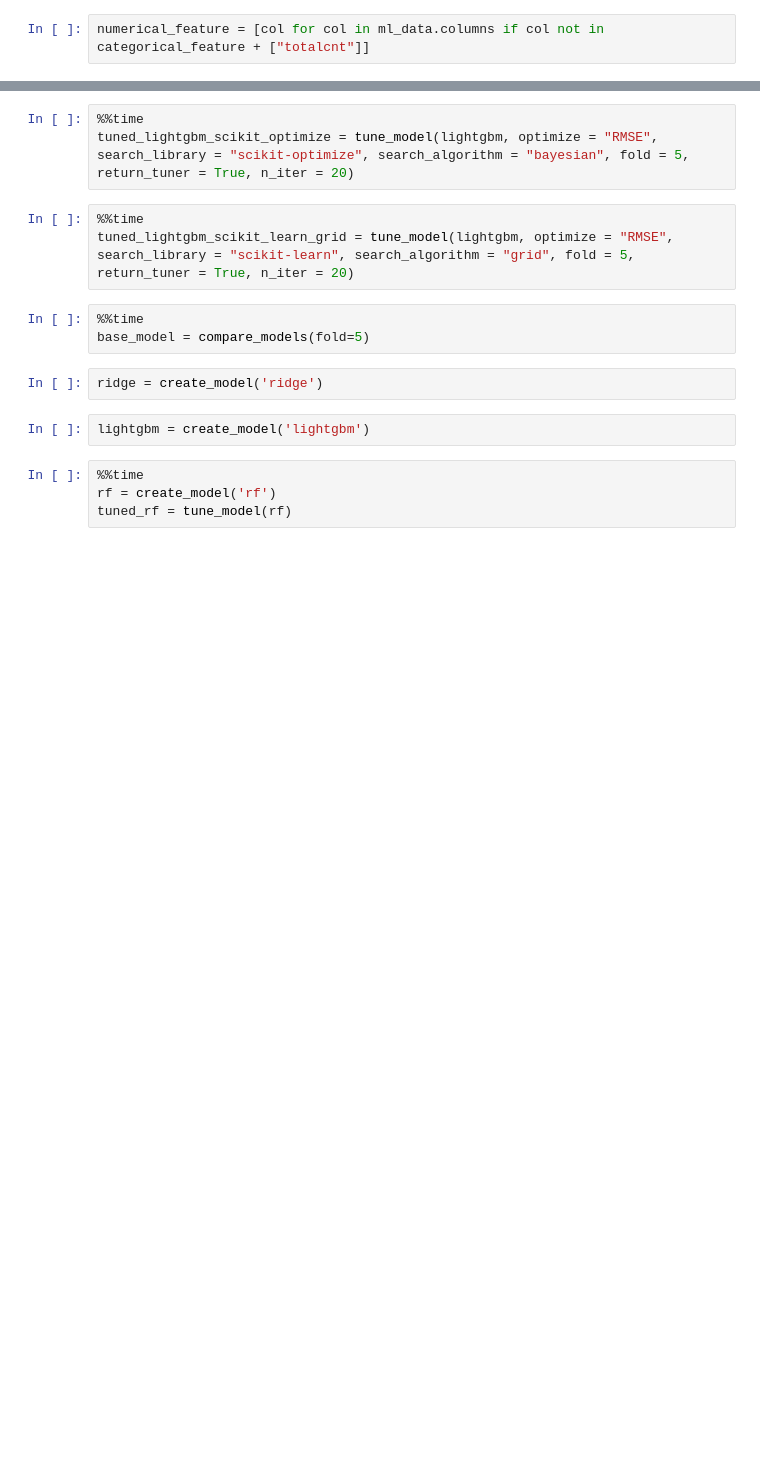
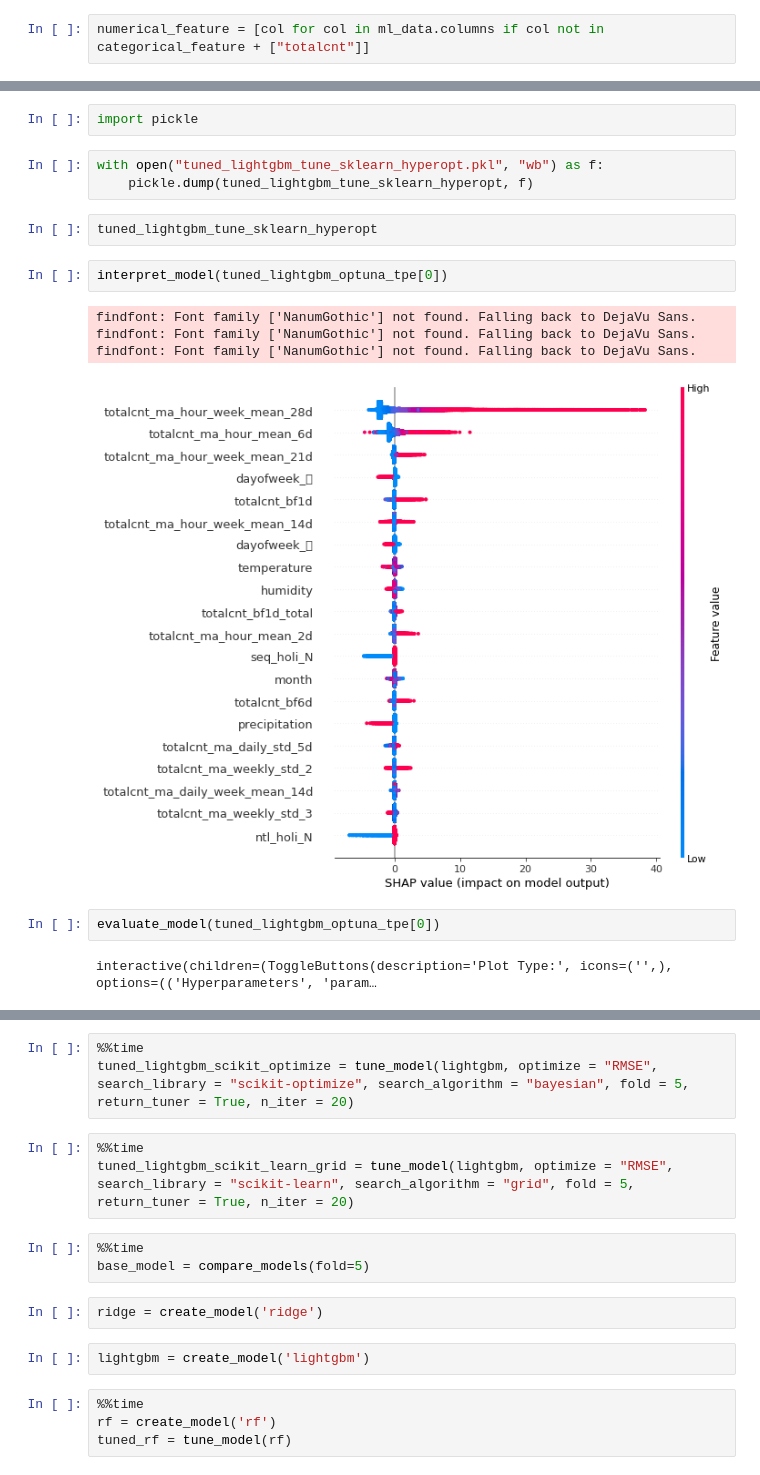
Before and after one commit to Goodmytoy/Passenger_Demand, a Jupyter notebook: model/Initial_Model.ipynb, the cells around one changed output, grey strips where cells are left out. Drawn from its saved outputs; the diff is of its cells as text; blank space fills up the shorter version.

```diff
--- a/model/Initial_Model.ipynb
+++ b/model/Initial_Model.ipynb
@@ -80,0 +345,18 @@ PicklingError: Could not pickle the task to send it to the workers.
+# %%
+import pickle
+# %%
+with open("tuned_lightgbm_tune_sklearn_hyperopt.pkl", "wb") as f:
+    pickle.dump(tuned_lightgbm_tune_sklearn_hyperopt, f)
+# %%
+tuned_lightgbm_tune_sklearn_hyperopt
+# %%
+interpret_model(tuned_lightgbm_optuna_tpe[0])
+# %% [output]
+findfont: Font family ['NanumGothic'] not found. Falling back to DejaVu Sans.
+findfont: Font family ['NanumGothic'] not found. Falling back to DejaVu Sans.
+findfont: Font family ['NanumGothic'] not found. Falling back to DejaVu Sans.
+[figure, added]
+# %%
+evaluate_model(tuned_lightgbm_optuna_tpe[0])
+# %% [output]
+interactive(children=(ToggleButtons(description='Plot Type:', icons=('',), options=(('Hyperparameters', 'param…
```
Also changed, not shown: parts of 39 cells of this notebook, 16 other files.
